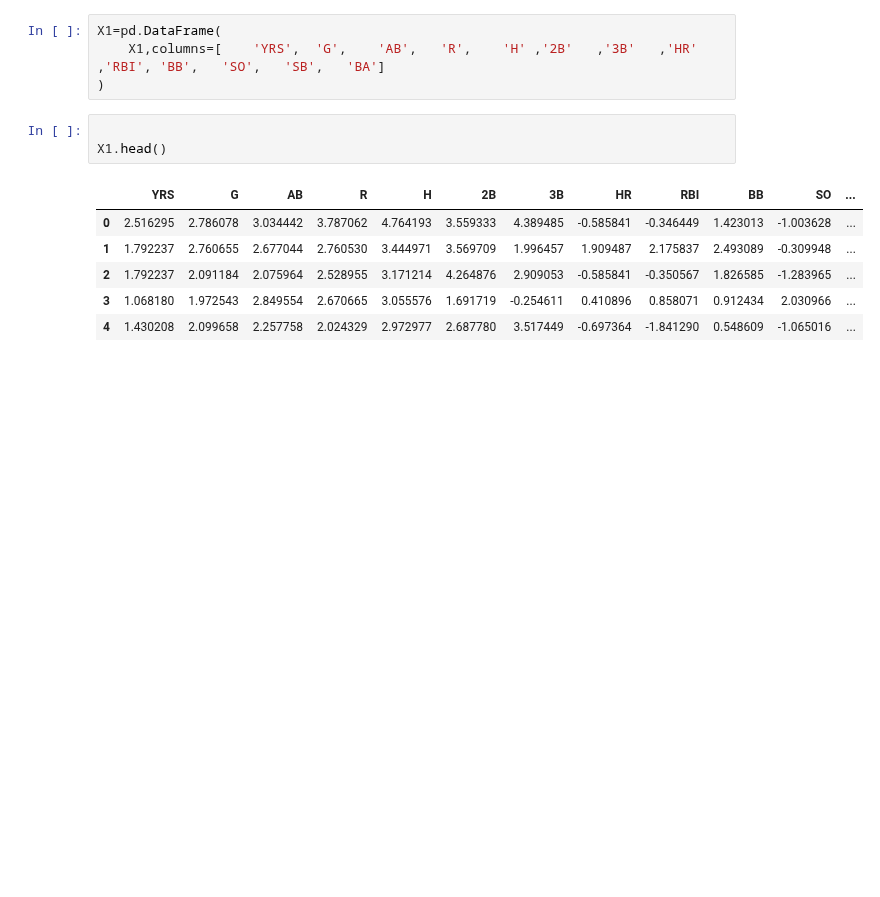
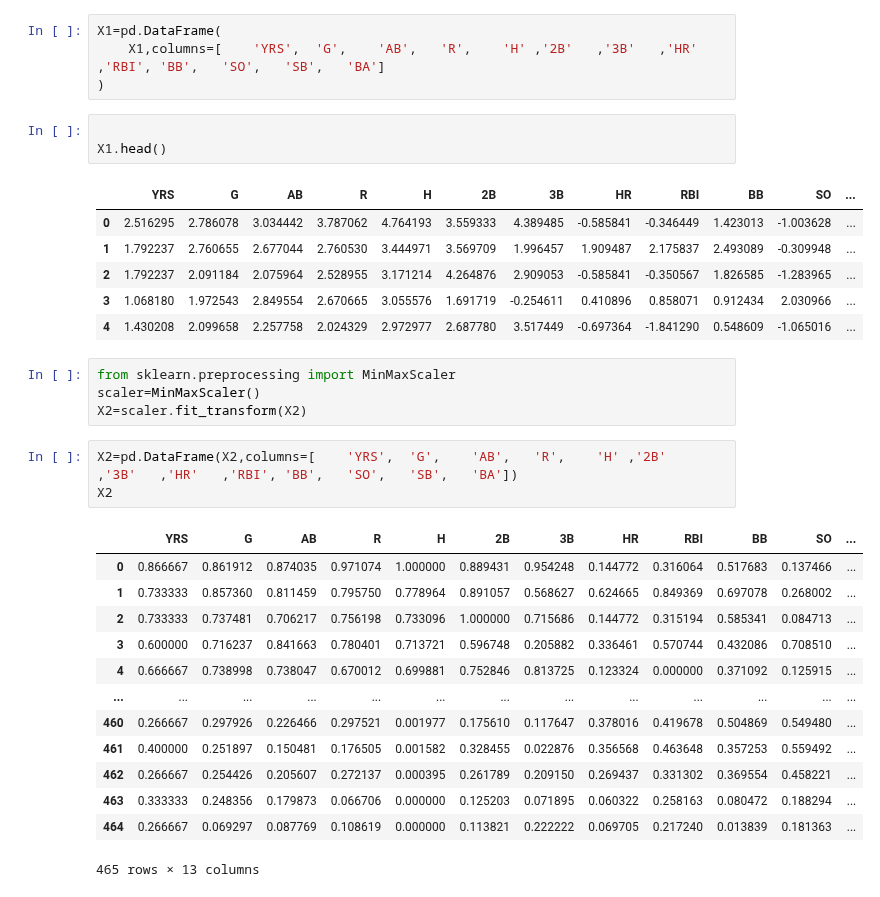
Before and after one commit to data-spice/AI_LESSON, a Jupyter notebook: lessons/feature_scaling_lessn/feature_scaling.ipynb, the cells around one changed output. Drawn from its saved outputs; the diff is of its cells as text; blank space fills up the shorter version.

```diff
--- a/lessons/feature_scaling_lessn/feature_scaling.ipynb
+++ b/lessons/feature_scaling_lessn/feature_scaling.ipynb
@@ -96,3 +96,24 @@ X1.head()
 | 2 | 1.792237 | 2.091184 | 2.075964 | 2.528955 | 3.171214 | 4.264876 | 2.909053 | -0.585841 | -0.350567 | 1.826585 | -1.283965 | ... |
 | 3 | 1.068180 | 1.972543 | 2.849554 | 2.670665 | 3.055576 | 1.691719 | -0.254611 | 0.410896 | 0.858071 | 0.912434 | 2.030966 | ... |
 | 4 | 1.430208 | 2.099658 | 2.257758 | 2.024329 | 2.972977 | 2.687780 | 3.517449 | -0.697364 | -1.841290 | 0.548609 | -1.065016 | ... |
+# %%
+from sklearn.preprocessing import MinMaxScaler
+scaler=MinMaxScaler()
+X2=scaler.fit_transform(X2)
+# %%
+X2=pd.DataFrame(X2,columns=[	'YRS',	'G',	'AB',	'R',	'H'	,'2B'	,'3B'	,'HR'	,'RBI',	'BB',	'SO',	'SB',	'BA'])
+X2
+# %% [output]
+|  | YRS | G | AB | R | H | 2B | 3B | HR | RBI | BB | SO | ... |
+| 0 | 0.866667 | 0.861912 | 0.874035 | 0.971074 | 1.000000 | 0.889431 | 0.954248 | 0.144772 | 0.316064 | 0.517683 | 0.137466 | ... |
+| 1 | 0.733333 | 0.857360 | 0.811459 | 0.795750 | 0.778964 | 0.891057 | 0.568627 | 0.624665 | 0.849369 | 0.697078 | 0.268002 | ... |
+| 2 | 0.733333 | 0.737481 | 0.706217 | 0.756198 | 0.733096 | 1.000000 | 0.715686 | 0.144772 | 0.315194 | 0.585341 | 0.084713 | ... |
+| 3 | 0.600000 | 0.716237 | 0.841663 | 0.780401 | 0.713721 | 0.596748 | 0.205882 | 0.336461 | 0.570744 | 0.432086 | 0.708510 | ... |
+| 4 | 0.666667 | 0.738998 | 0.738047 | 0.670012 | 0.699881 | 0.752846 | 0.813725 | 0.123324 | 0.000000 | 0.371092 | 0.125915 | ... |
+| ... | ... | ... | ... | ... | ... | ... | ... | ... | ... | ... | ... | ... |
+| 460 | 0.266667 | 0.297926 | 0.226466 | 0.297521 | 0.001977 | 0.175610 | 0.117647 | 0.378016 | 0.419678 | 0.504869 | 0.549480 | ... |
+| 461 | 0.400000 | 0.251897 | 0.150481 | 0.176505 | 0.001582 | 0.328455 | 0.022876 | 0.356568 | 0.463648 | 0.357253 | 0.559492 | ... |
+| 462 | 0.266667 | 0.254426 | 0.205607 | 0.272137 | 0.000395 | 0.261789 | 0.209150 | 0.269437 | 0.331302 | 0.369554 | 0.458221 | ... |
+| 463 | 0.333333 | 0.248356 | 0.179873 | 0.066706 | 0.000000 | 0.125203 | 0.071895 | 0.060322 | 0.258163 | 0.080472 | 0.188294 | ... |
+| 464 | 0.266667 | 0.069297 | 0.087769 | 0.108619 | 0.000000 | 0.113821 | 0.222222 | 0.069705 | 0.217240 | 0.013839 | 0.181363 | ... |
+465 rows × 13 columns
```
Also changed, not shown: parts of 1 cell of this notebook, 2 other files.
